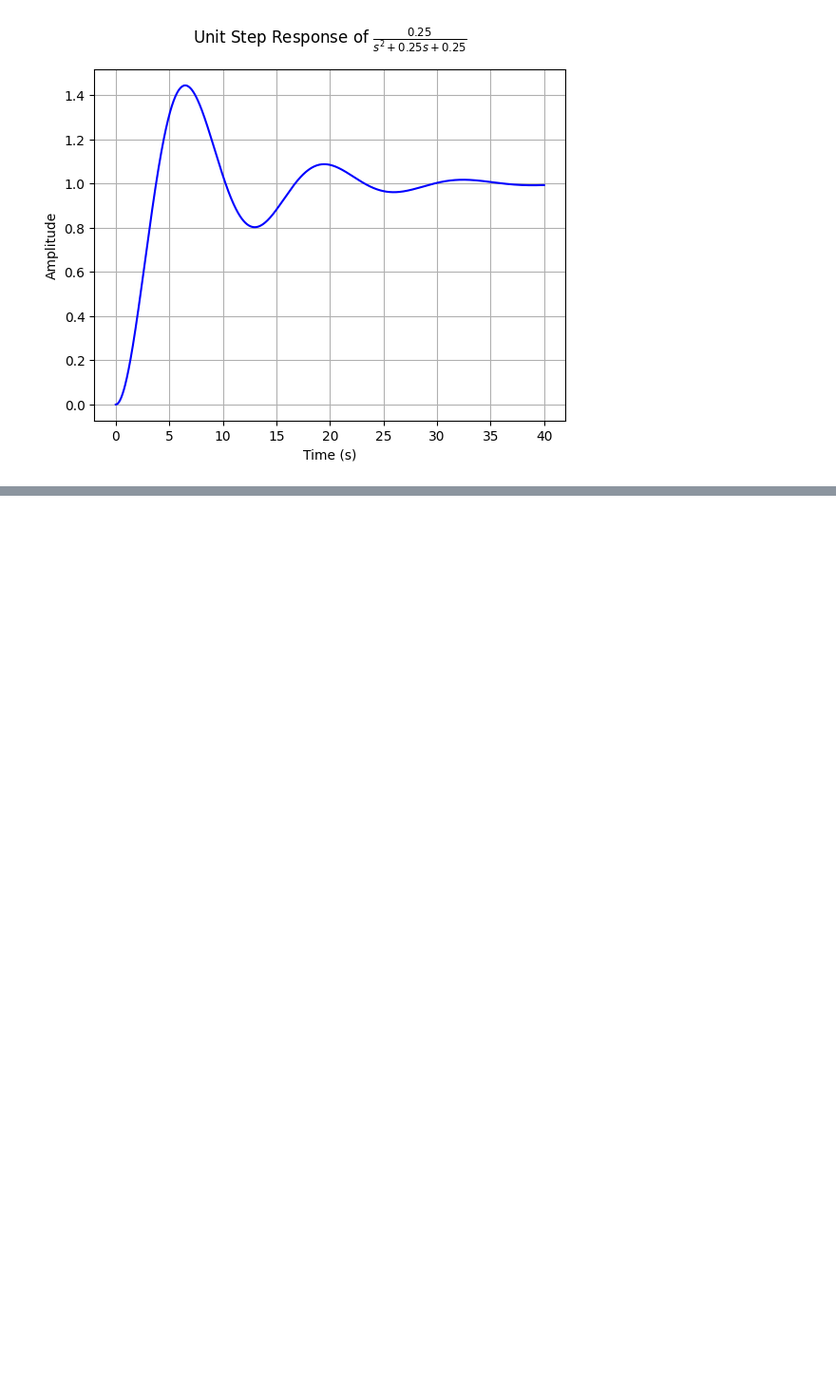
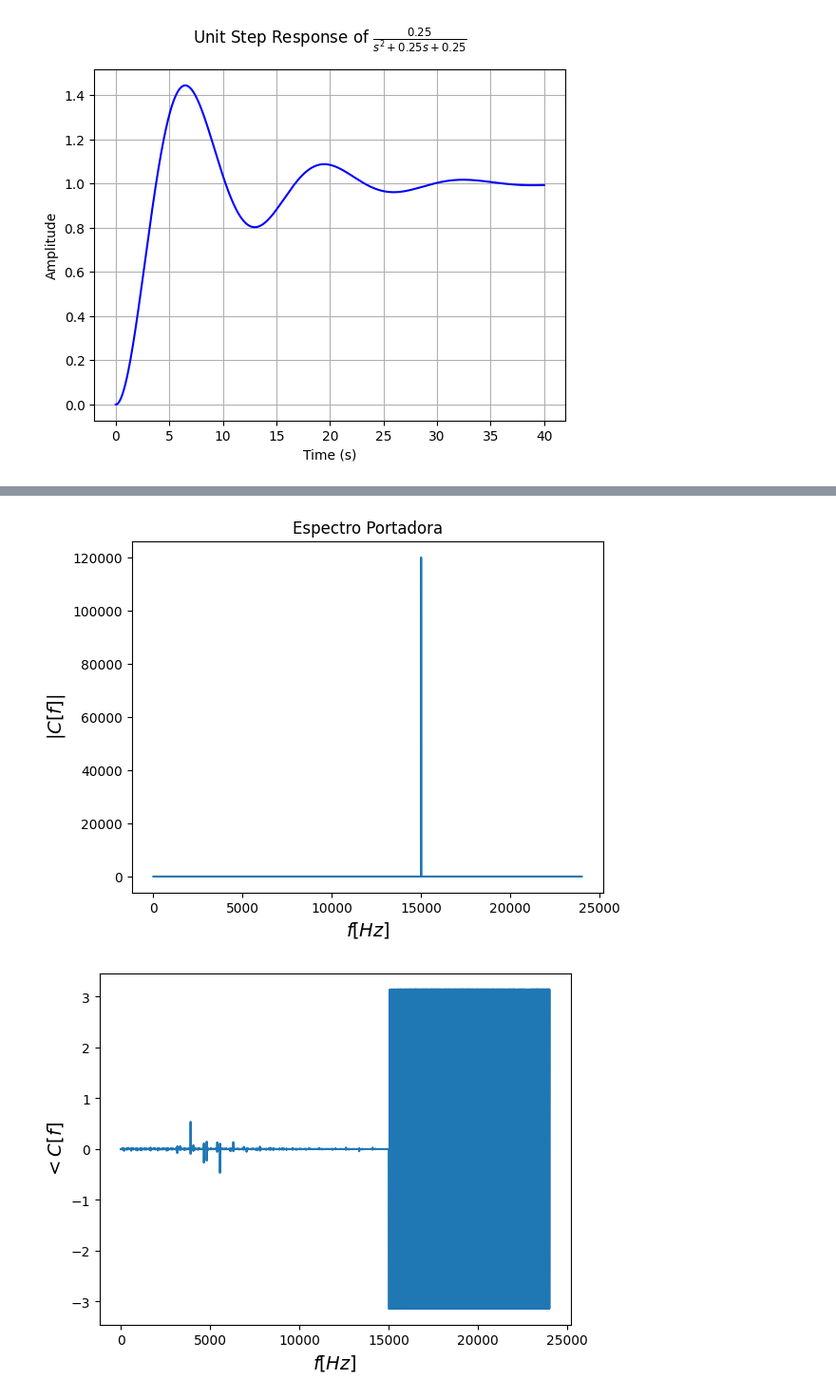
Before and after one commit to Cristian2820/Senales-y-sistemas, a Jupyter notebook: Parciales/Parcial 3/Parcial_3.ipynb, the cells around one changed output, grey strips where cells are left out. Shown at 95% size. Cells and saved outputs as stored; diff of their text form; code cells hidden in the pictures; blank space fills up the shorter version.

```diff
--- a/Parciales/Parcial 3/Parcial_3.ipynb
+++ b/Parciales/Parcial 3/Parcial_3.ipynb
@@ -137,0 +285,17 @@ step_response_plot(tf1,upper_limit=5/(xi.subs(mck)*wn.subs(mck)))
+# %%
+#Fourier señal portadora
+Cw = np.fft.rfft(c) # axis=0 permite aplicar fft por cada columna de xpro
+plt.plot(vf,abs(Cw))#se grafica la magnitud
+plt.title(r'Espectro Portadora')
+plt.xlabel(r'$f[Hz]$',fontsize = 14)
+plt.ylabel(r'$|C[f]|$',fontsize = 14)
+plt.show()
+
+
+plt.plot(vf, np.angle(Cw))#fase del espectro
+plt.xlabel(r'$f[Hz]$',fontsize = 14)
+plt.ylabel(r'$<C[f]$',fontsize = 14)
+plt.show()
+# %% [output]
+[figure, added]
+[figure, added]
```
Also changed, not shown: parts of 61 cells of this notebook.
